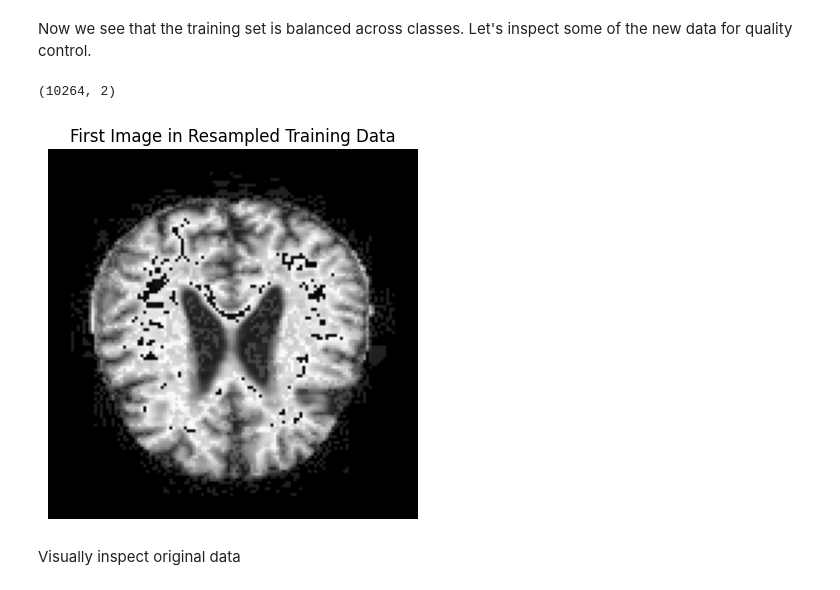
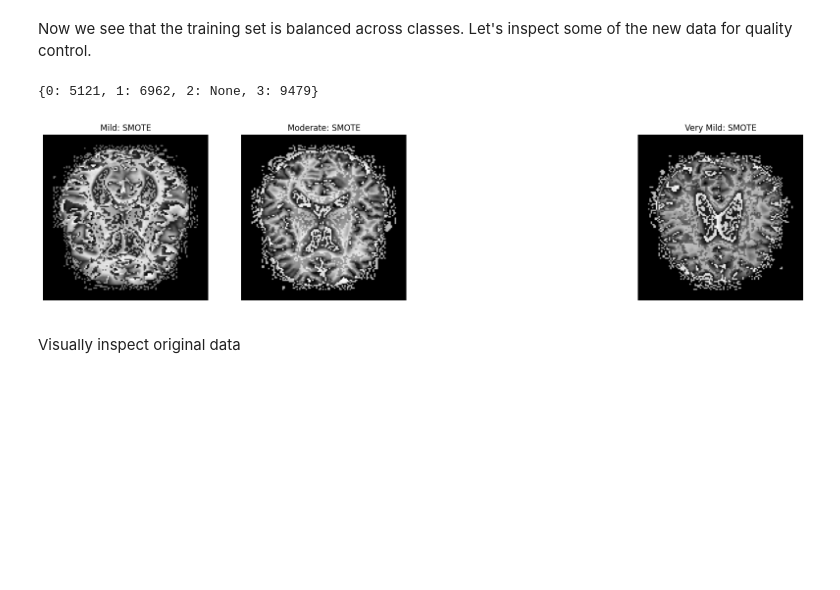
Before and after one commit to BradleyEdelman/Alzheimers-MRI-Classification, a Jupyter notebook: Databricks/Alzheimers MRI classification - CNN.ipynb, the cells around one changed output. Drawn from its saved outputs; the diff is of its cells as text; code cells hidden in the pictures; blank space fills up the shorter version.

```diff
--- a/Databricks/Alzheimers MRI classification - CNN.ipynb
+++ b/Databricks/Alzheimers MRI classification - CNN.ipynb
@@ -159,7 +159,7 @@ y_train = train['label']
 
 # Apply SMOTE
 smote = SMOTE(random_state=42)
-X_resampled, y_resampled = smote.fit_resample(X_train, y_train)
+X_resampled, y_resampled = smote.fit_resample(X_train.reshape(-1, 128*128), y_train)
 
 # Reshape the resampled data back to the original image shape
 X_resampled = X_resampled.reshape(-1, 128, 128)
@@ -188,17 +188,24 @@ Text(0, 0.5, '# of images')
 Now we see that the training set is balanced across classes. Let's inspect some of the new data for quality control.
 # %%
 
-# Visualize the first SMOTE image from each label category
+first_indices = {}
+for num in range(0, 4):
+    first_index = next((i for i, x in enumerate(y_resampled[5121:], start=5121) if x == num), None)
+    first_indices[num] = first_index
+
+print(first_indices)
+
+# Visualize the images from the first_indices values
 f, ax = plt.subplots(1, 4, figsize=(20, 5))
 for i, label in enumerate(np.unique(y_resampled)):
-    first_image = np.array(train_resampled[train_resampled['label'] == label].iloc[0]['img_arr']).reshape(128, 128)
-    ax[i].imshow(first_image, cmap='gray')
-    ax[i].set_title(Lab[label])
+    if first_indices[label] is not None:
+        first_image = np.array(train_resampled.iloc[first_indices[label]]['img_arr']).reshape(128, 128)
+        ax[i].imshow(first_image, cmap='gray')
+        ax[i].set_title(f"{Lab[label]}: SMOTE")
     ax[i].axis('off')
-display(f)
 # %% [output]
-(10264, 2)
+{0: 5121, 1: 6962, 2: None, 3: 9479}
-[figure, old version]
+[figure, new version]
 # %% [markdown]
 Visually inspect original data
 # %%
```
Also changed, not shown: parts of 1 cell of this notebook, 1 other file.
